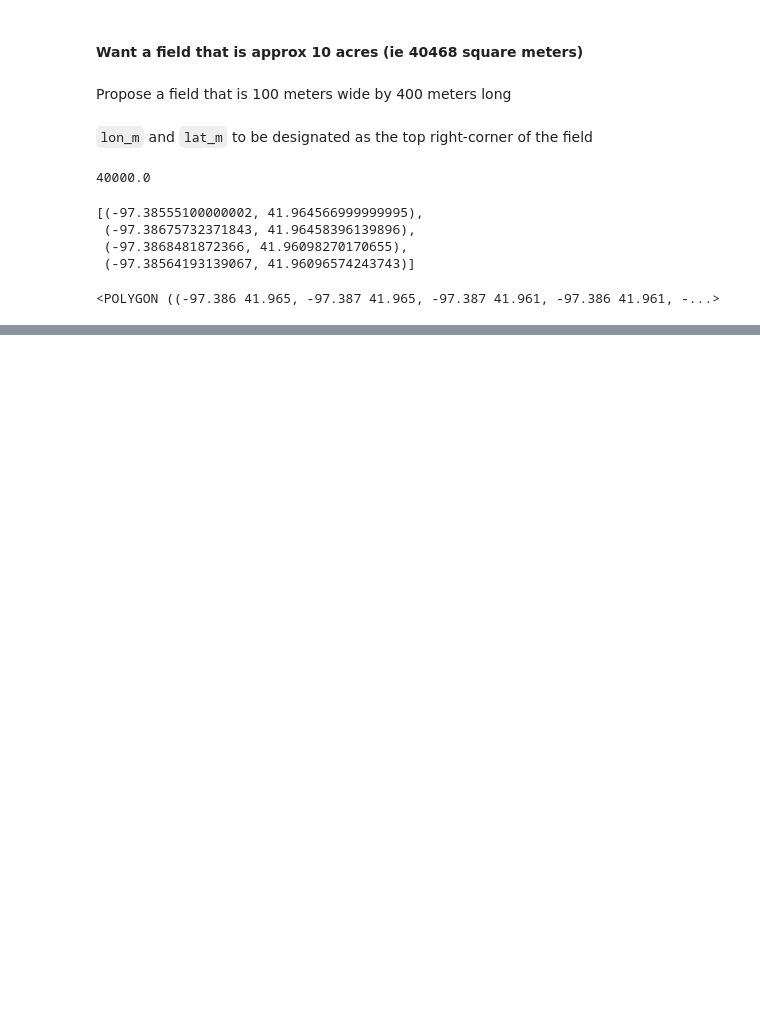
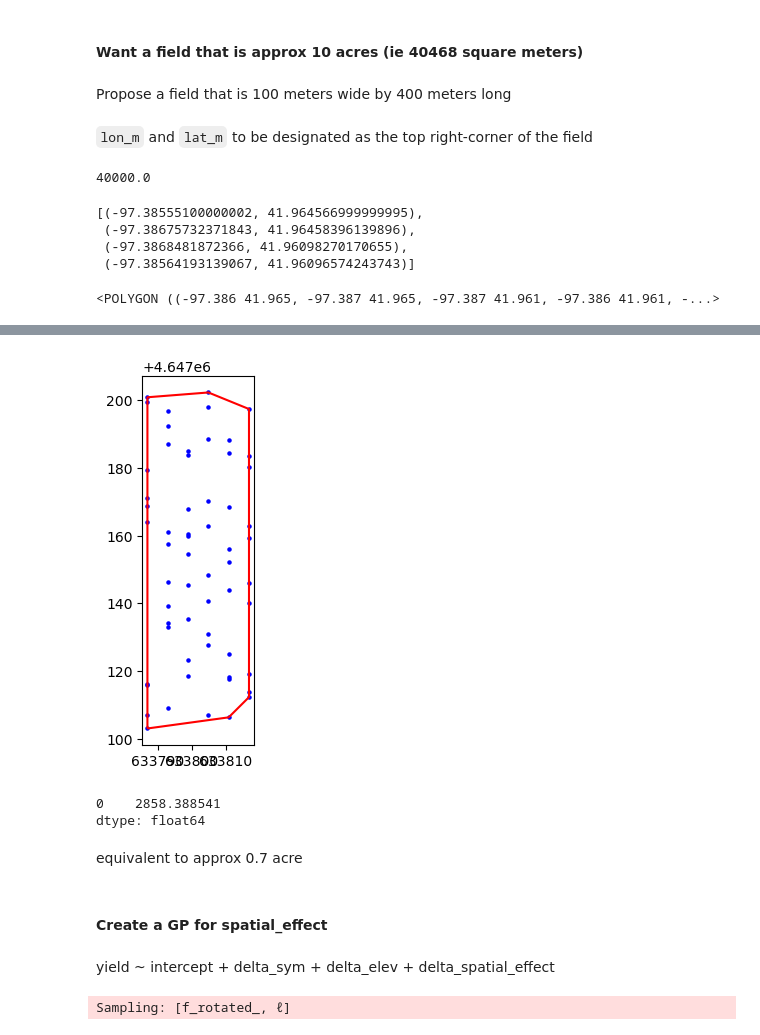
Before and after one commit to aarojas20/field, a Jupyter notebook: notebooks/dummy_lrt.ipynb, the cells around one changed output, grey strips where cells are left out. Cells and saved outputs as stored; diff of their text form; code cells hidden in the pictures; blank space fills up the shorter version.

Commit message:
update nb w latest implementation of GP pattern example

```diff
--- a/notebooks/dummy_lrt.ipynb
+++ b/notebooks/dummy_lrt.ipynb
@@ -67,0 +152,35 @@ polygon
+# %%
+gdf_block_utm = gpd.GeoDataFrame(
+    df_block.drop(columns=["x_lon", "y_lat", "longitude", "latitude"]),
+    geometry=gpd.points_from_xy(df_block.longitude_m, df_block.latitude_m),
+    crs=epsg_utm
+)
+# %%
+# Create a convex hull polygon around all points
+convex_hull = gdf_block_utm.geometry.union_all().convex_hull
+
+# Visualize the convex hull
+gdf_hull = gpd.GeoDataFrame(geometry=[convex_hull], crs=gdf_block_utm.crs)
+
+# Plot the original points and the convex hull
+ax = gdf_block_utm.plot(color="blue", marker="o", markersize=5)
+gdf_hull.boundary.plot(ax=ax, color="red");
+# %% [output]
+[figure, added]
+# %%
+gdf_hull.area
+# %% [output]
+0    2858.388541
+dtype: float64
+# %% [markdown]
+equivalent to approx 0.7 acre
+# %% [markdown]
+#### Create a GP for spatial_effect
+# %% [markdown]
+yield ~ intercept + delta_sym + delta_elev + delta_spatial_effect
+# %%
+x = gdf_block.longitude_m.values - gdf_block.longitude_m.min()
+y = gdf_block.latitude_m.values - gdf_block.latitude_m.min()
+spatial_effect = md.make_linear_pattern(x=x, y=y, c=2)
+# %% [output]
+Sampling: [f_rotated_, ℓ]
```
Also changed, not shown: parts of 24 cells of this notebook.
